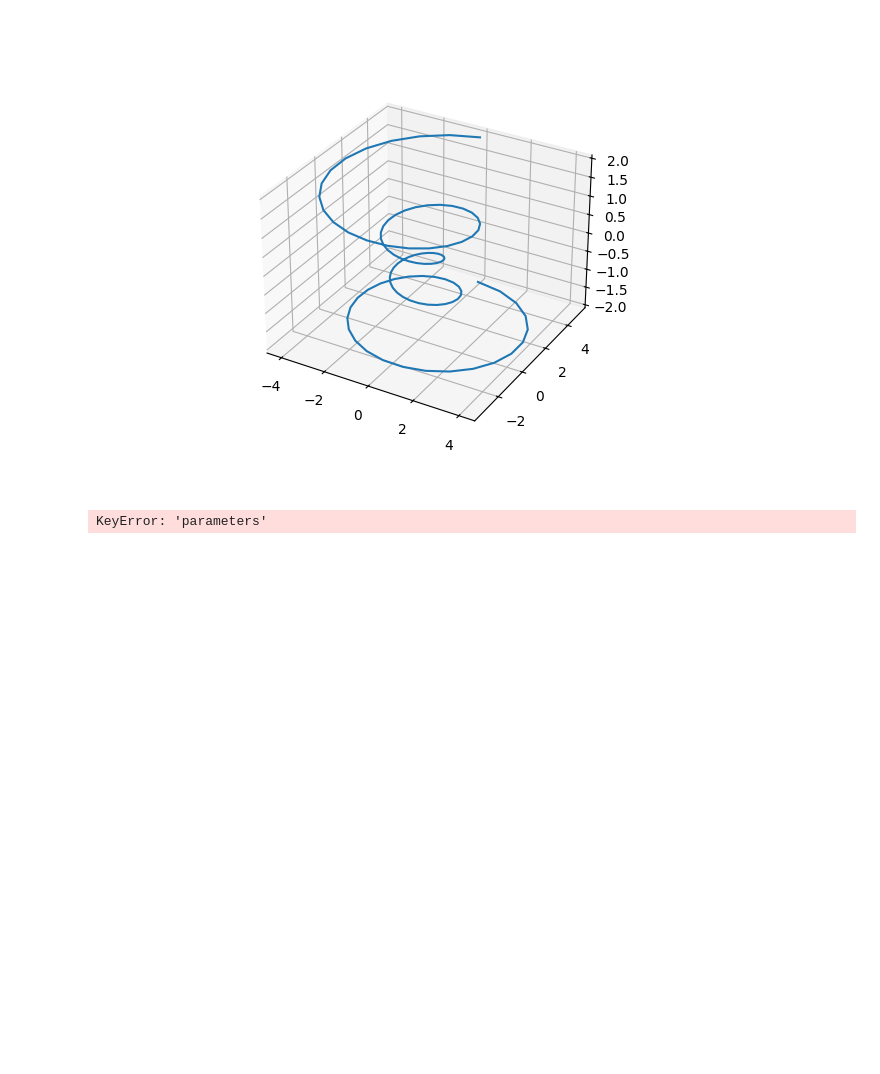
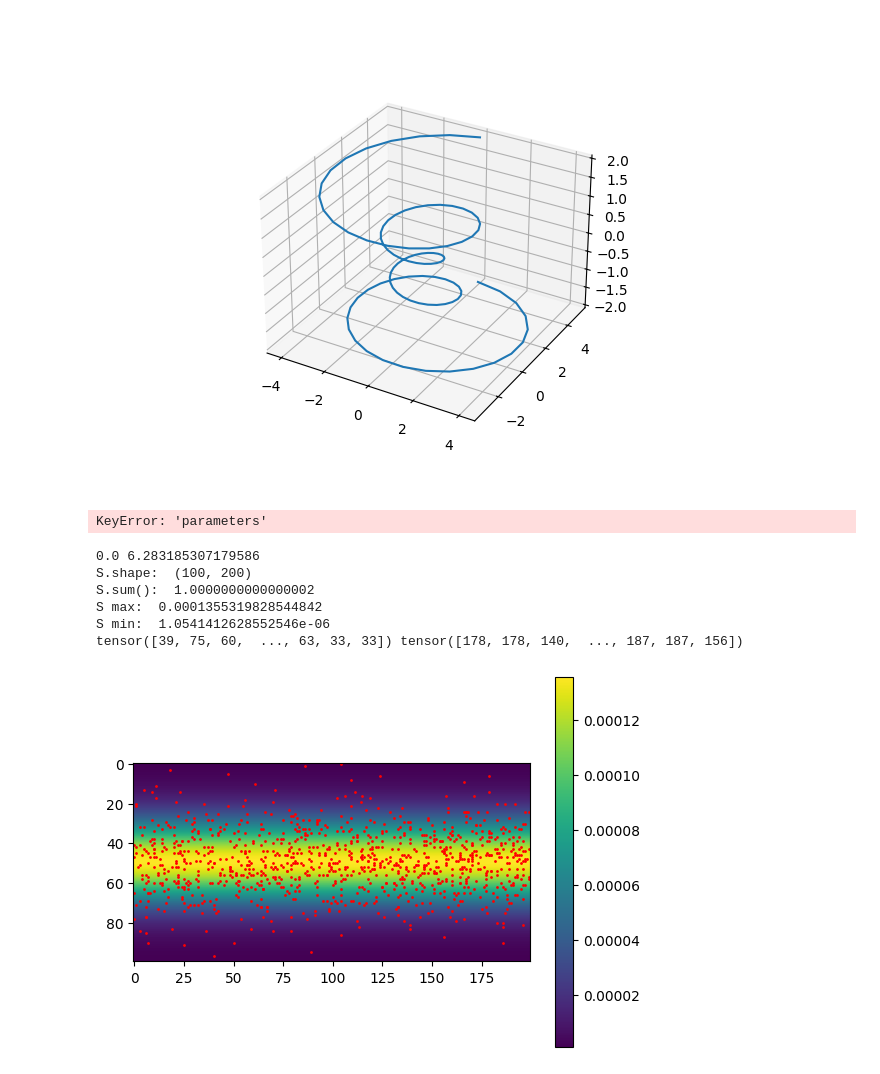
Before and after one commit to ShntrIto/SDF360, a Jupyter notebook: visualize/visualize_colmap.ipynb, the cells around one changed output. Saved outputs shown, nothing was run; the diff lists cells and outputs as text; code cells hidden in the pictures; blank space fills up the shorter version.

```diff
--- a/visualize/visualize_colmap.ipynb
+++ b/visualize/visualize_colmap.ipynb
@@ -133,3 +133,72 @@ colmap_output_dir = f'{proj_dir}/colmap/output'
 convert_opensfm_to_colmap(opensfm_camera_file, opensfm_extrinsics_file, colmap_output_dir)
 # %% [output]
 KeyError: 'parameters'
+# %%
+import numpy as np
+import matplotlib.pyplot as plt
+import torch
+
+def softmax(x):
+    x_max = x.max()
+    return np.exp(x - x_max) / np.sum(np.exp(x - x_max))
+
+PI = np.pi
+H, W = 100, 200
+
+pixels_x = np.linspace(0, W, num=W+1)
+pixels_y = np.linspace(0, H, num=H+1)
+
+lon = 2 * PI * pixels_x[:, None] / W # (0, 2pi)
+lat = -PI * (0.5 * H - (pixels_y[:, None])) / H  # (-pi/2, pi/2)
+
+print(lon.min(), lon.max())
+
+lon_diff = np.diff(lon, axis=0)
+sin_lat_diff = np.diff(np.sin(lat), axis=0)
+S = sin_lat_diff * lon_diff.T
+
+# 最初に書いたコード
+# S = []
+# for i in range(H):
+#     s = []
+#     for j in range(W):
+#       ss = (lon[j+1] - lon[j]) * (np.sin(lat[i+1]) - np.sin(lat[i]))
+#       s.append(ss)
+#     S.append(s)
+
+S = np.stack(S, axis=0)
+scale = 5000
+S = softmax(S*scale)
+print('S.shape: ', S.shape)
+print('S.sum(): ', S.sum())
+print('S max: ', S.max())
+print('S min: ', S.min())
+
+plt.imshow(S.squeeze(), cmap='viridis')
+plt.colorbar()
+
+sample_idx = torch.multinomial(torch.tensor(S.flatten()), num_samples=1024, replacement=True)
+print(sample_idx // W, sample_idx % W)
+
+plt.plot(sample_idx % W, sample_idx // W, 'ro', markersize=1)
+plt.show()
+
+# # 緯度方向でのサンプリング頻度の変化を折れ線グラフとして描画
+# mean_prob_per_lat = S.mean(axis=1)  # 緯度方向での確率の平均
+
+# plt.figure(figsize=(8, 6))
+# plt.plot(mean_prob_per_lat, label='Mean Probability per Latitude', color='b')
+# plt.title('Mean Probability Distribution Along Latitude')
+# plt.xlabel('Latitude index')
+# plt.ylabel('Mean Probability')
+# plt.legend()
+# plt.grid(True)
+# plt.show()
+# %% [output]
+0.0 6.283185307179586
+S.shape:  (100, 200)
+S.sum():  1.0000000000000002
+S max:  0.0001355319828544842
+S min:  1.0541412628552546e-06
+tensor([39, 75, 60,  ..., 63, 33, 33]) tensor([178, 178, 140,  ..., 187, 187, 156])
+[figure, added]
```
Also changed, not shown: 5 other files.
